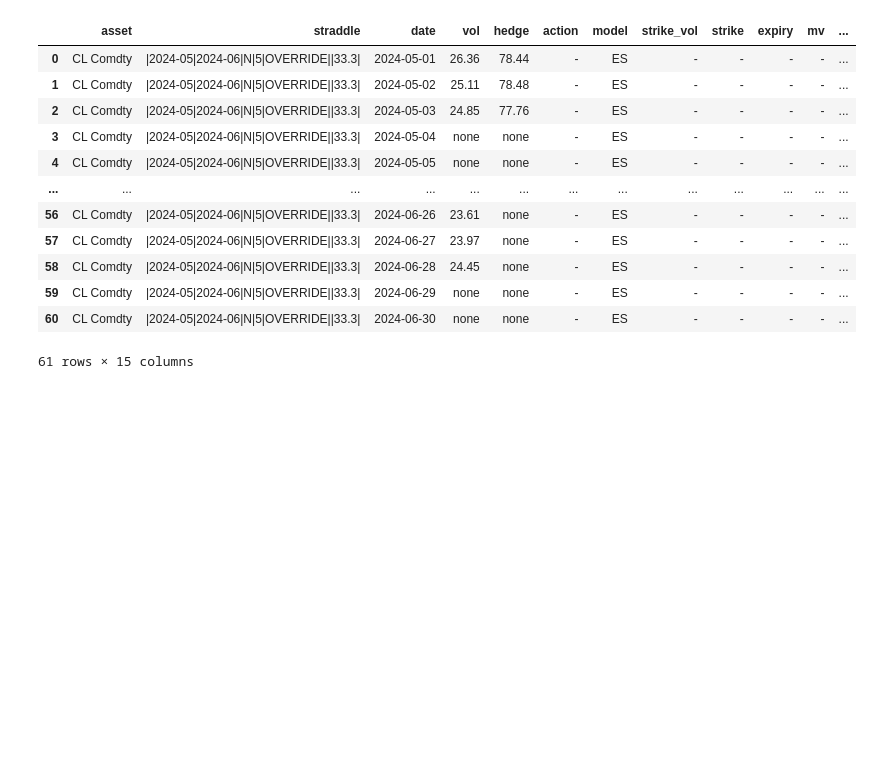
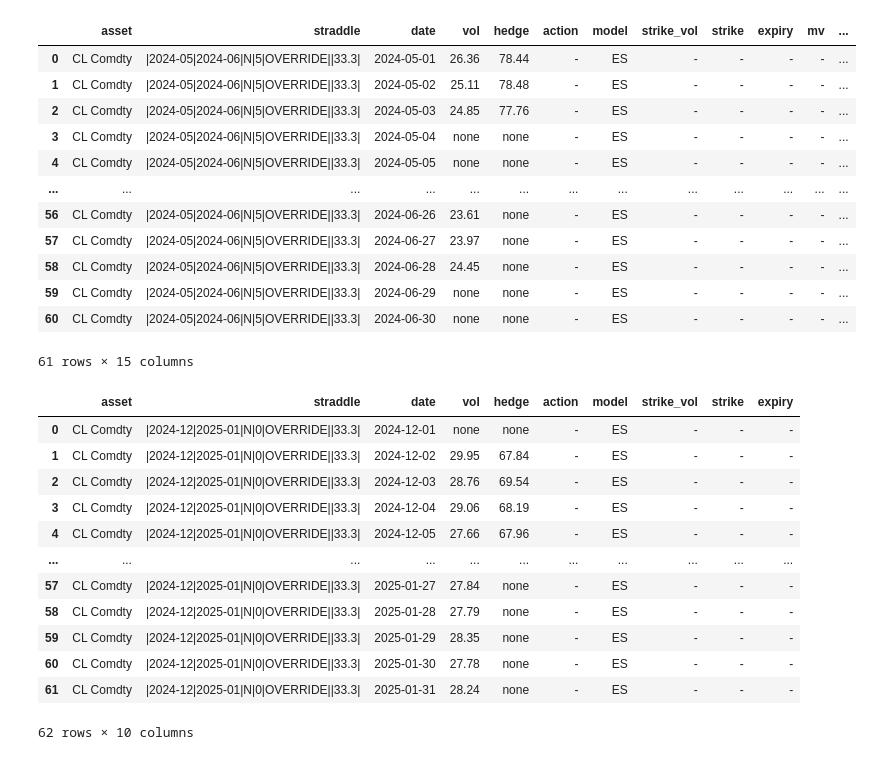
Before and after one commit to nassuphis/specparser, a Jupyter notebook: notebooks/test.ipynb, the cells around one changed output. Saved outputs shown, nothing was run; the diff lists cells and outputs as text; code cells hidden in the pictures; blank space fills up the shorter version.

```diff
--- a/notebooks/test.ipynb
+++ b/notebooks/test.ipynb
@@ -335,3 +331,45 @@ show(r)
 | 59 | CL Comdty | |2024-05|2024-06|N|5|OVERRIDE||33.3| | 2024-06-29 | none | none | - | ES | - | - | - | - | ... |
 | 60 | CL Comdty | |2024-05|2024-06|N|5|OVERRIDE||33.3| | 2024-06-30 | none | none | - | ES | - | - | - | - | ... |
 61 rows × 15 columns
+# %%
+import pandas as pd
+def show(tbl):
+    """Display a table as a pandas DataFrame for pretty rendering."""
+    # Convert any non-row orientation to row first
+    if tbl.get("orientation") in ("column", "arrow"):
+        t = table_to_rows(tbl)
+    else:
+        t = tbl
+    return pd.DataFrame(t["rows"], columns=t["columns"])
+
+from specparser.amt import tickers,table
+import time
+
+
+prices_table = tickers.get_prices(
+    'CL Comdty',
+    2025,
+    1,
+    0,
+    '../data/amt.yml',
+    '../data/futs.csv',
+    '../data/prices.parquet'
+)
+
+actions_table = tickers.actions(prices_table, '../data/amt.yml', '../data/overrides.csv')
+
+show(actions_table)
+# %% [output]
+|  | asset | straddle | date | vol | hedge | action | model | strike_vol | strike | expiry |
+| 0 | CL Comdty | |2024-12|2025-01|N|0|OVERRIDE||33.3| | 2024-12-01 | none | none | - | ES | - | - | - |
+| 1 | CL Comdty | |2024-12|2025-01|N|0|OVERRIDE||33.3| | 2024-12-02 | 29.95 | 67.84 | - | ES | - | - | - |
+| 2 | CL Comdty | |2024-12|2025-01|N|0|OVERRIDE||33.3| | 2024-12-03 | 28.76 | 69.54 | - | ES | - | - | - |
+| 3 | CL Comdty | |2024-12|2025-01|N|0|OVERRIDE||33.3| | 2024-12-04 | 29.06 | 68.19 | - | ES | - | - | - |
+| 4 | CL Comdty | |2024-12|2025-01|N|0|OVERRIDE||33.3| | 2024-12-05 | 27.66 | 67.96 | - | ES | - | - | - |
+| ... | ... | ... | ... | ... | ... | ... | ... | ... | ... | ... |
+| 57 | CL Comdty | |2024-12|2025-01|N|0|OVERRIDE||33.3| | 2025-01-27 | 27.84 | none | - | ES | - | - | - |
+| 58 | CL Comdty | |2024-12|2025-01|N|0|OVERRIDE||33.3| | 2025-01-28 | 27.79 | none | - | ES | - | - | - |
+| 59 | CL Comdty | |2024-12|2025-01|N|0|OVERRIDE||33.3| | 2025-01-29 | 28.35 | none | - | ES | - | - | - |
+| 60 | CL Comdty | |2024-12|2025-01|N|0|OVERRIDE||33.3| | 2025-01-30 | 27.78 | none | - | ES | - | - | - |
+| 61 | CL Comdty | |2024-12|2025-01|N|0|OVERRIDE||33.3| | 2025-01-31 | 28.24 | none | - | ES | - | - | - |
+62 rows × 10 columns
```
Also changed, not shown: parts of 2 cells of this notebook, 13 other files.
